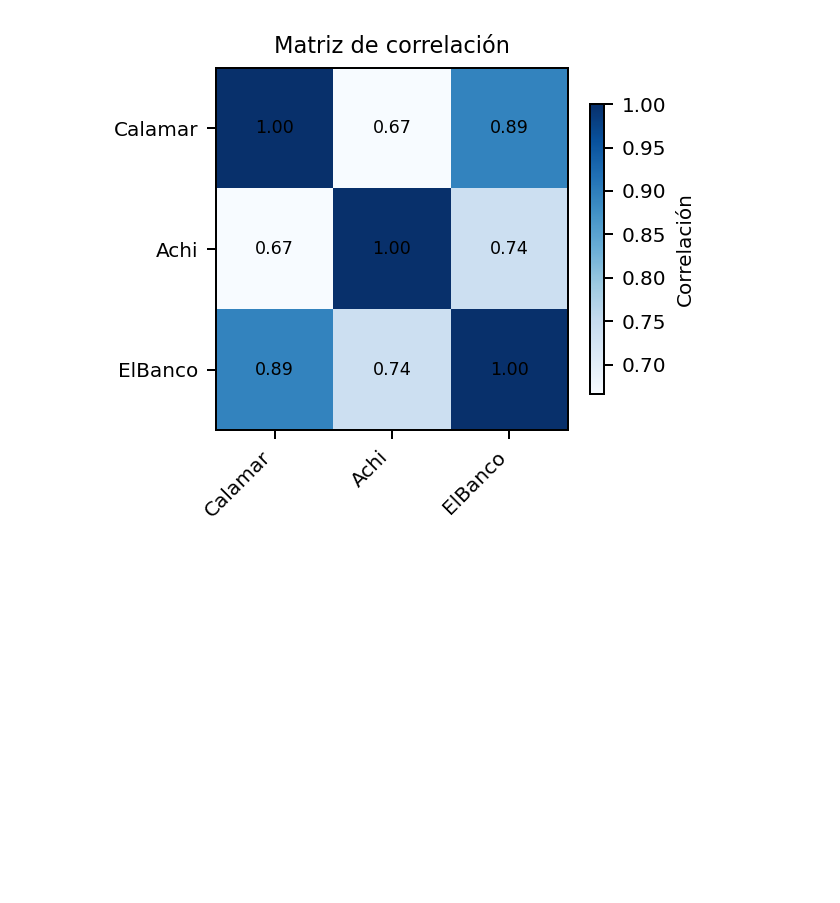
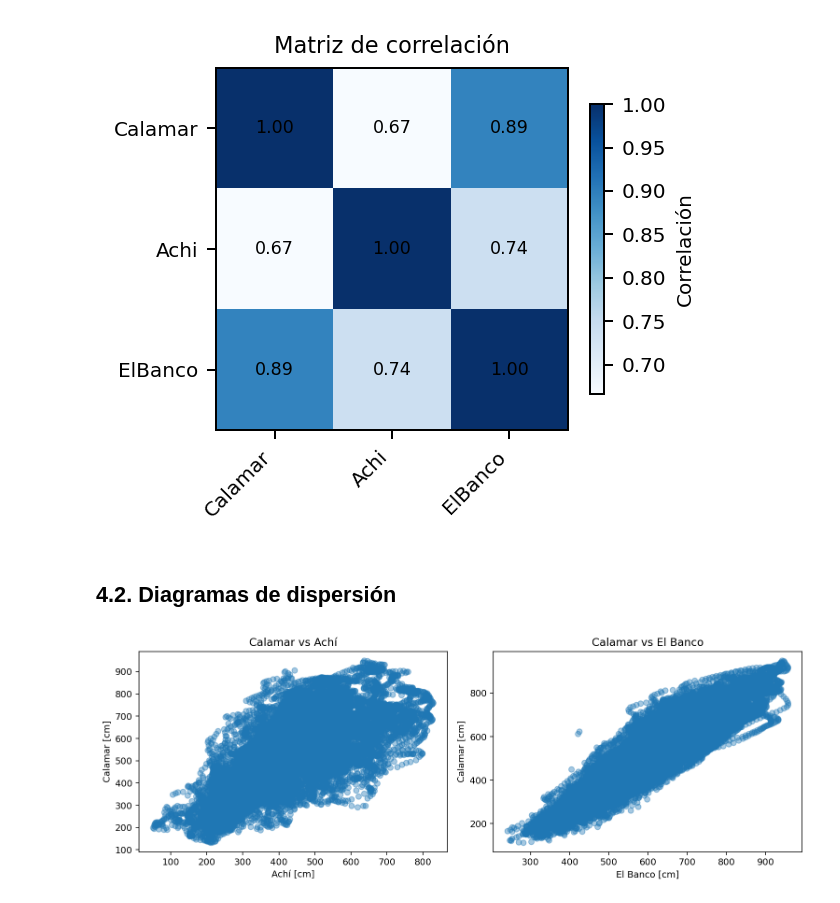
Before and after one commit to mcamargo697-cyber/jbook_ml202610, a Jupyter notebook: docs/4_AnalisisBasico.ipynb, the cells around one changed output. Drawn from its saved outputs; the diff is of its cells as text; code cells hidden in the pictures; blank space fills up the shorter version.

```diff
--- a/docs/4_AnalisisBasico.ipynb
+++ b/docs/4_AnalisisBasico.ipynb
@@ -36,3 +36,22 @@ plt.tight_layout()
 plt.show()
 # %% [output]
 [figure]
+# %% [markdown]
+## 4.2. Diagramas de dispersión
+# %%
+fig, axes = plt.subplots(1, 2, figsize=(11, 4), dpi=140)
+
+axes[0].scatter(df["Achi"], df["Calamar"], alpha=0.4)
+axes[0].set_title("Calamar vs Achí")
+axes[0].set_xlabel("Achí [cm]")
+axes[0].set_ylabel("Calamar [cm]")
+
+axes[1].scatter(df["ElBanco"], df["Calamar"], alpha=0.4)
+axes[1].set_title("Calamar vs El Banco")
+axes[1].set_xlabel("El Banco [cm]")
+axes[1].set_ylabel("Calamar [cm]")
+
+plt.tight_layout()
+plt.show()
+# %% [output]
+[figure, added]
```
